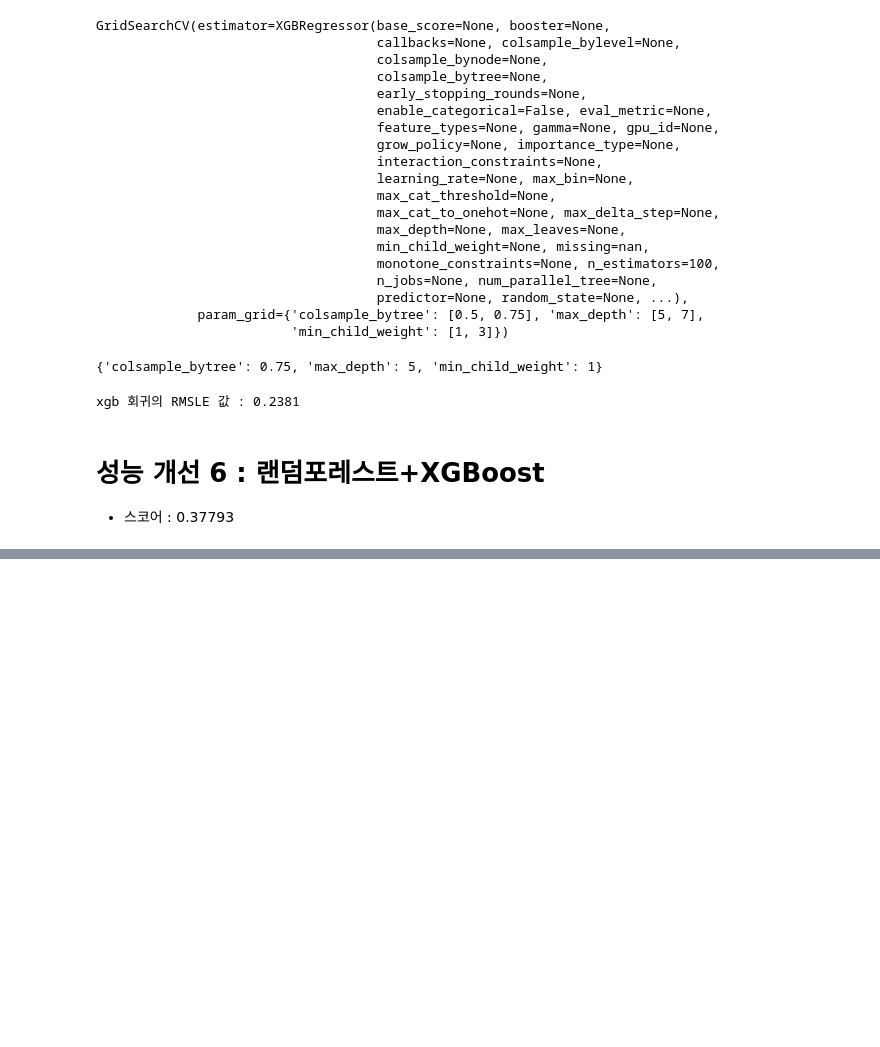
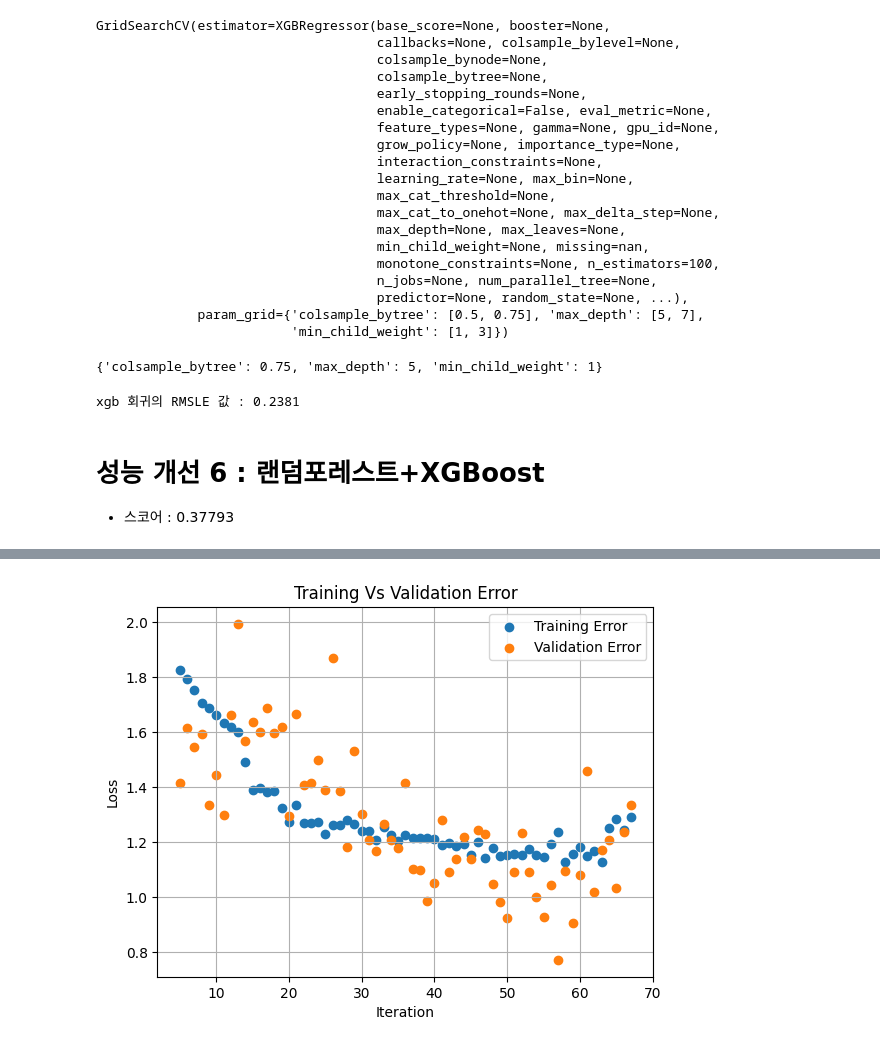
Before and after one commit to restful3/ds4th_study, a Jupyter notebook: tyoung/ch06 - Bike Sharing Demand/ch06-model.ipynb, the cells around one changed output, grey strips where cells are left out. Drawn from its saved outputs; the diff is of its cells as text; code cells hidden in the pictures; blank space fills up the shorter version.

```diff
--- a/tyoung/ch06 - Bike Sharing Demand/ch06-model.ipynb
+++ b/tyoung/ch06 - Bike Sharing Demand/ch06-model.ipynb
@@ -322,0 +331,9 @@ submission.to_csv('submission.csv', index=False)
+# %%
+model = Sequential()
+model.add(Dense(100, input_dim = X_train.shape[1], activation='relu'))
+model.add(Dropout(0.5))
+model.add(Dense(100, activation='relu'))
+model.add(Dropout(0.5))
+model.add(Dense(1, activation=None))
+model.compile(optimizer='adam', loss='mse')
+early_stopping = EarlyStopping(monitor='val_loss', mode='min', verbose=1, patience=10)
@@ -322,0 +349,3 @@ submission.to_csv('submission.csv', index=False)
+# %%
+history = model.fit(X_train, log_y, epochs=100, batch_size=16,
+                    validation_split=0.2, callbacks=[early_stopping])
@@ -322,0 +370,11 @@ submission.to_csv('submission.csv', index=False)
+# %%
+plt.scatter(x=history.epoch[5:],y=history.history['loss'][5:],label='Training Error')
+plt.scatter(x=history.epoch[5:],y=history.history['val_loss'][5:],label='Validation Error')
+plt.grid(True)
+plt.xlabel('Iteration')
+plt.ylabel('Loss')
+plt.title('Training Vs Validation Error')
+plt.legend()
+plt.show()
+# %% [output]
+[figure, added]
```
Also changed, not shown: parts of 9 cells of this notebook, 1 other file.
